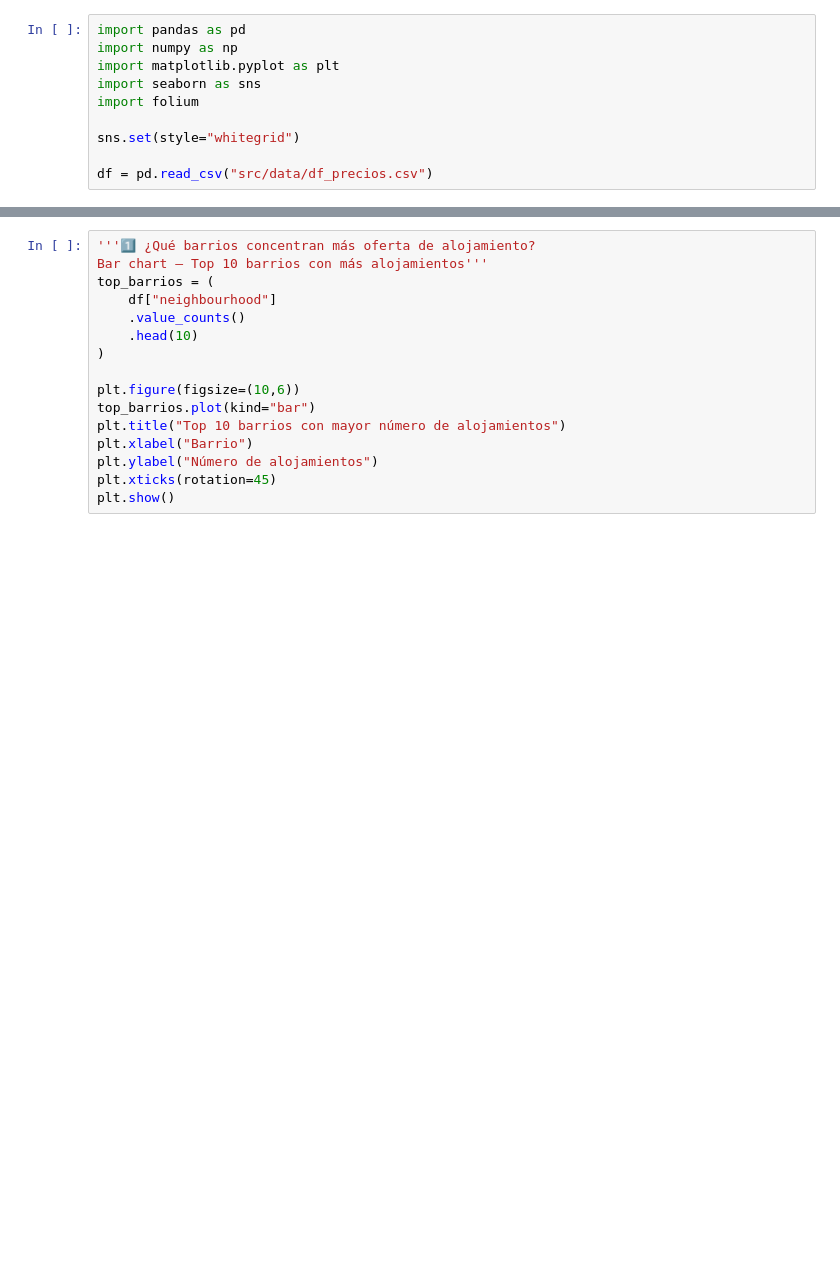
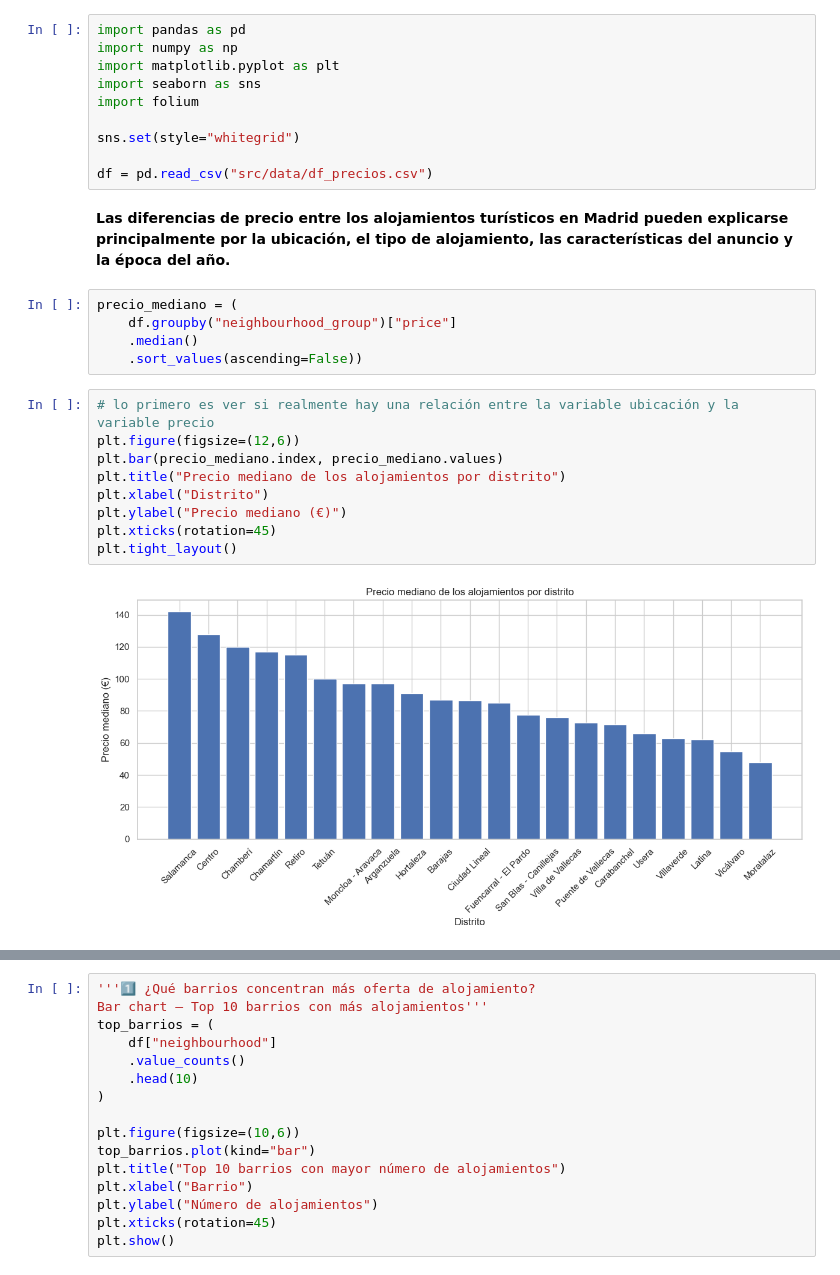
Before and after one commit to DS-Patricia/EDA_Alojamientos_turisticos_Madrid, a Jupyter notebook: univariante.ipynb, the cells around one changed output, grey strips where cells are left out. Cells and saved outputs as stored; diff of their text form; blank space fills up the shorter version.

```diff
--- a/univariante.ipynb
+++ b/univariante.ipynb
@@ -8,3 +8,21 @@ import folium
 sns.set(style="whitegrid")
 
 df = pd.read_csv("src/data/df_precios.csv")
+# %% [markdown]
+**Las diferencias de precio entre los alojamientos turísticos en Madrid pueden explicarse principalmente por la ubicación, el tipo de alojamiento, las características del anuncio y la época del año.**
+# %%
+precio_mediano = (
+    df.groupby("neighbourhood_group")["price"]
+    .median()
+    .sort_values(ascending=False))
+# %%
+# lo primero es ver si realmente hay una relación entre la variable ubicación y la variable precio
+plt.figure(figsize=(12,6))
+plt.bar(precio_mediano.index, precio_mediano.values)
+plt.title("Precio mediano de los alojamientos por distrito")
+plt.xlabel("Distrito")
+plt.ylabel("Precio mediano (€)")
+plt.xticks(rotation=45)
+plt.tight_layout()
+# %% [output]
+[figure, added]
```
Also changed, not shown: parts of 27 cells of this notebook.
